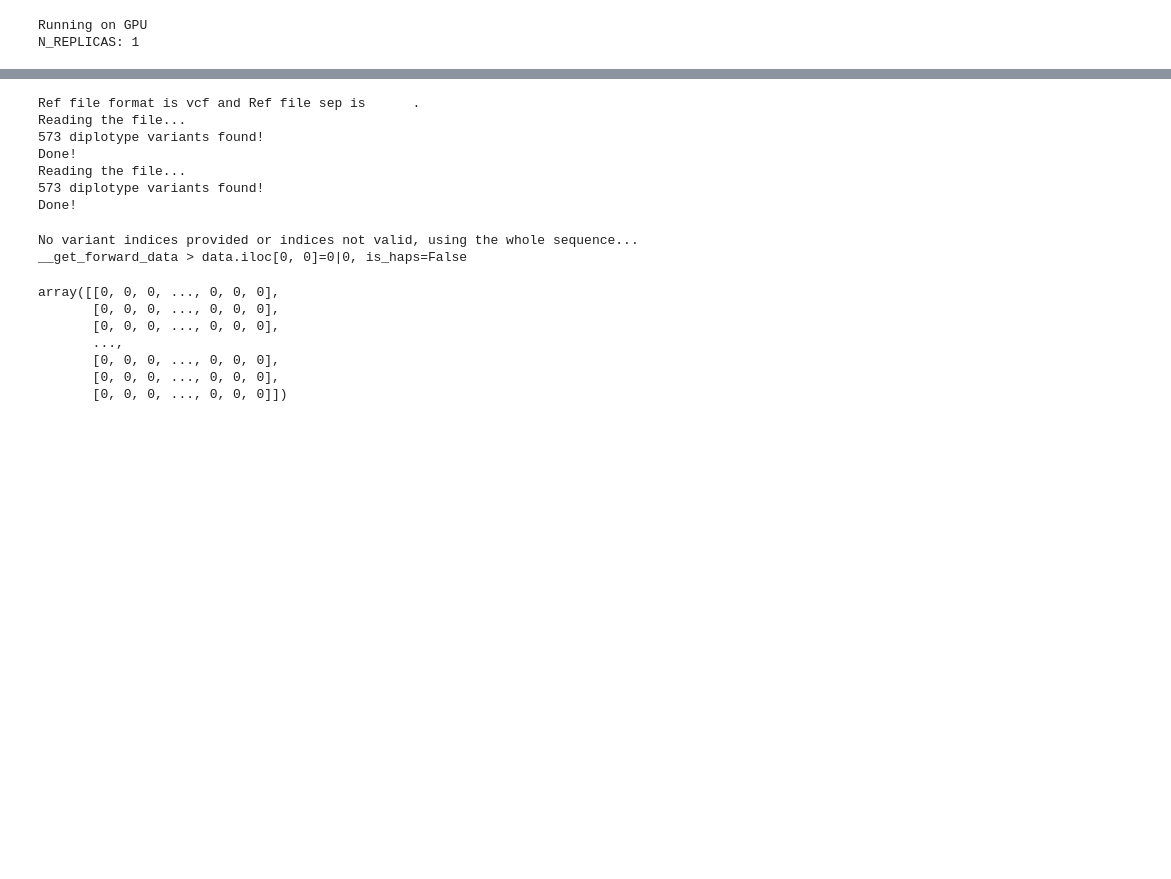
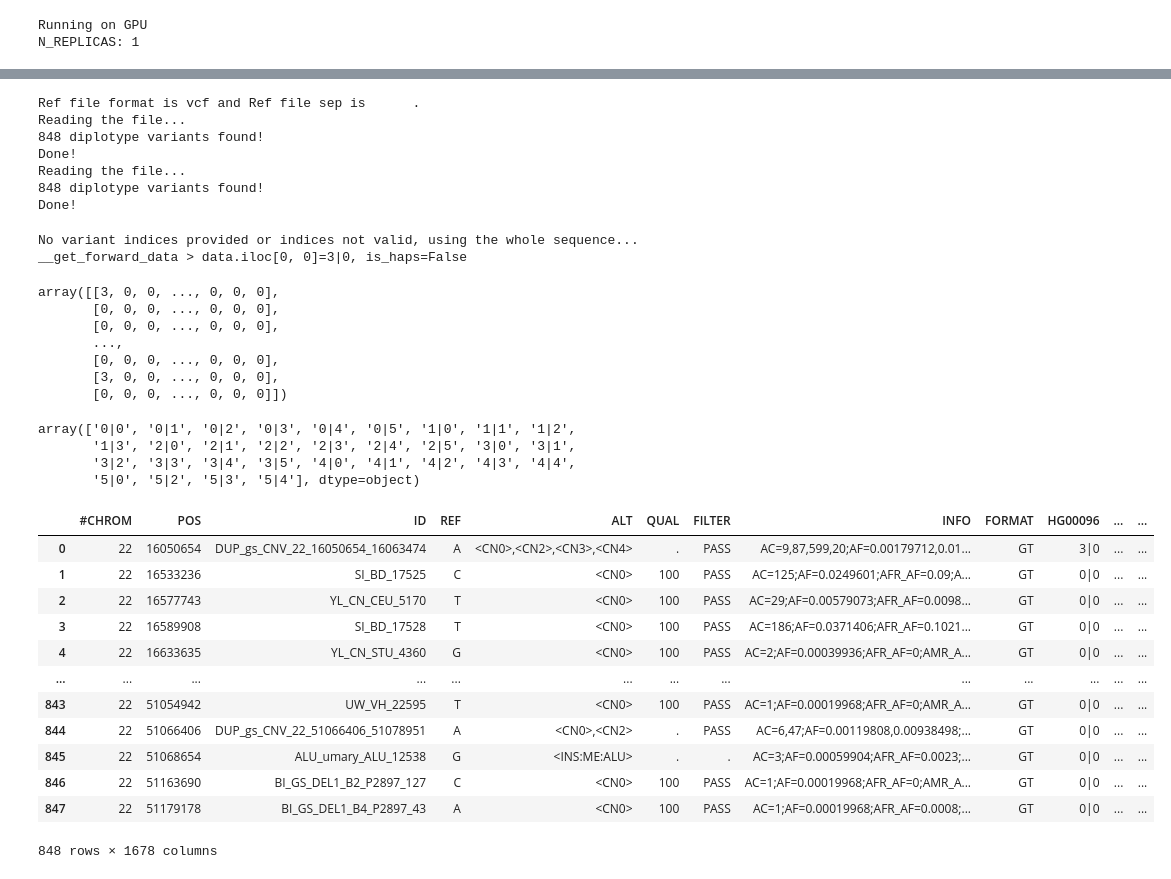
Before and after one commit to shilab/STI, a Jupyter notebook: STI V1.1.ipynb, the cells around one changed output, grey strips where cells are left out. Saved outputs shown, nothing was run; the diff lists cells and outputs as text; code cells hidden in the pictures; blank space fills up the shorter version.

```diff
--- a/STI V1.1.ipynb
+++ b/STI V1.1.ipynb
@@ -400,18 +393,23 @@ class DataReader:
            '''##FORMAT=<ID=GP,Number=G,Type=Float,Description="Estimated Posterior Probabilities for Genotypes 0/0, 0/1 and 1/1">''']
         return headers.extend(probs_headers) if contain_probs else headers
 
-    def preds_to_genotypes(self, preds:np.ndarray) -> pd.DataFrame:
+    def preds_to_genotypes(self, predictions:Union[str, np.ndarray]) -> pd.DataFrame:
         """
-        :param preds: numpy array of (n_samples, n_variants, n_alleles)
+        :param predictions: The path to numpy array stored on disk or numpy array of (n_samples, n_variants, n_alleles)
         :return: numpy array of the same shape, with genotype calls, e.g., "0/1"
         """
+        if isinstance(predictions, str):
+            preds = np.load(predictions)
+        else:
+            preds = predictions
+
         target_df = self.target_set.copy()
         if not self.is_phased:
-            target_df.values = self.convert_unphased_probs_to_genotypes(preds).T
+            target_df[target_df.columns[self.target_sample_value_index-1:]] = self.convert_unphased_probs_to_genotypes(preds).T
         elif self.target_is_hap:
-            target_df.values = self.convert_hap_probs_to_hap_genotypes(preds).T
+            target_df[target_df.columns[self.target_sample_value_index-1:]] = self.convert_hap_probs_to_hap_genotypes(preds).T
         else:
-            target_df.values = self.convert_hap_probs_to_diploid_genotypes(preds).T
+            target_df[target_df.columns[self.target_sample_value_index-1:]] = self.convert_hap_probs_to_diploid_genotypes(preds).T
         return target_df
 
     def write_ligated_results_to_file(self, df:pd.DataFrame, file_name:str) -> None:
@@ -425,25 +423,48 @@ class DataReader:
 # %%
 dr = DataReader()
 # %%
-dr.assign_training_set("./data/test_purpose_datasets/Chr22_Dels_train_fold_1.vcf", target_is_gonna_be_phased_or_haps=True)
-dr.assign_test_set("./data/test_purpose_datasets/Chr22_Dels_test_mr_0.2_fold_1.vcf")
+dr.assign_training_set("./data/test_purpose_datasets/Chr22_SVs_train_fold_1.vcf", target_is_gonna_be_phased_or_haps=True)
+dr.assign_test_set("./data/test_purpose_datasets/Chr22_SVs_test_mr_0.2_fold_1.vcf.gz")
 # %% [output]
 Ref file format is vcf and Ref file sep is      .
 Reading the file...
-573 diplotype variants found!
+848 diplotype variants found!
 Done!
 Reading the file...
-573 diplotype variants found!
+848 diplotype variants found!
 Done!
 # %%
 dr.get_ref_set()
 # %% [output]
 No variant indices provided or indices not valid, using the whole sequence...
-__get_forward_data > data.iloc[0, 0]=0|0, is_haps=False
+__get_forward_data > data.iloc[0, 0]=3|0, is_haps=False
-array([[0, 0, 0, ..., 0, 0, 0],
+array([[3, 0, 0, ..., 0, 0, 0],
        [0, 0, 0, ..., 0, 0, 0],
        [0, 0, 0, ..., 0, 0, 0],
        ...,
        [0, 0, 0, ..., 0, 0, 0],
-       [0, 0, 0, ..., 0, 0, 0],
+       [3, 0, 0, ..., 0, 0, 0],
        [0, 0, 0, ..., 0, 0, 0]])
+# %%
+dr.genotype_vals
+# %% [output]
+array(['0|0', '0|1', '0|2', '0|3', '0|4', '0|5', '1|0', '1|1', '1|2',
+       '1|3', '2|0', '2|1', '2|2', '2|3', '2|4', '2|5', '3|0', '3|1',
+       '3|2', '3|3', '3|4', '3|5', '4|0', '4|1', '4|2', '4|3', '4|4',
+       '5|0', '5|2', '5|3', '5|4'], dtype=object)
+# %%
+dr.reference_panel
+# %% [output]
+|  | #CHROM | POS | ID | REF | ALT | QUAL | FILTER | INFO | FORMAT | HG00096 | ... | ... |
+| 0 | 22 | 16050654 | DUP_gs_CNV_22_16050654_16063474 | A | <CN0>,<CN2>,<CN3>,<CN4> | . | PASS | AC=9,87,599,20;AF=0.00179712,0.01... | GT | 3|0 | ... | ... |
+| 1 | 22 | 16533236 | SI_BD_17525 | C | <CN0> | 100 | PASS | AC=125;AF=0.0249601;AFR_AF=0.09;A... | GT | 0|0 | ... | ... |
+| 2 | 22 | 16577743 | YL_CN_CEU_5170 | T | <CN0> | 100 | PASS | AC=29;AF=0.00579073;AFR_AF=0.0098... | GT | 0|0 | ... | ... |
+| 3 | 22 | 16589908 | SI_BD_17528 | T | <CN0> | 100 | PASS | AC=186;AF=0.0371406;AFR_AF=0.1021... | GT | 0|0 | ... | ... |
+| 4 | 22 | 16633635 | YL_CN_STU_4360 | G | <CN0> | 100 | PASS | AC=2;AF=0.00039936;AFR_AF=0;AMR_A... | GT | 0|0 | ... | ... |
+| ... | ... | ... | ... | ... | ... | ... | ... | ... | ... | ... | ... | ... |
+| 843 | 22 | 51054942 | UW_VH_22595 | T | <CN0> | 100 | PASS | AC=1;AF=0.00019968;AFR_AF=0;AMR_A... | GT | 0|0 | ... | ... |
+| 844 | 22 | 51066406 | DUP_gs_CNV_22_51066406_51078951 | A | <CN0>,<CN2> | . | PASS | AC=6,47;AF=0.00119808,0.00938498;... | GT | 0|0 | ... | ... |
+| 845 | 22 | 51068654 | ALU_umary_ALU_12538 | G | <INS:ME:ALU> | . | . | AC=3;AF=0.00059904;AFR_AF=0.0023;... | GT | 0|0 | ... | ... |
+| 846 | 22 | 51163690 | BI_GS_DEL1_B2_P2897_127 | C | <CN0> | 100 | PASS | AC=1;AF=0.00019968;AFR_AF=0;AMR_A... | GT | 0|0 | ... | ... |
+| 847 | 22 | 51179178 | BI_GS_DEL1_B4_P2897_43 | A | <CN0> | 100 | PASS | AC=1;AF=0.00019968;AFR_AF=0.0008;... | GT | 0|0 | ... | ... |
+848 rows × 1678 columns
```
Also changed, not shown: parts of 6 cells of this notebook.
